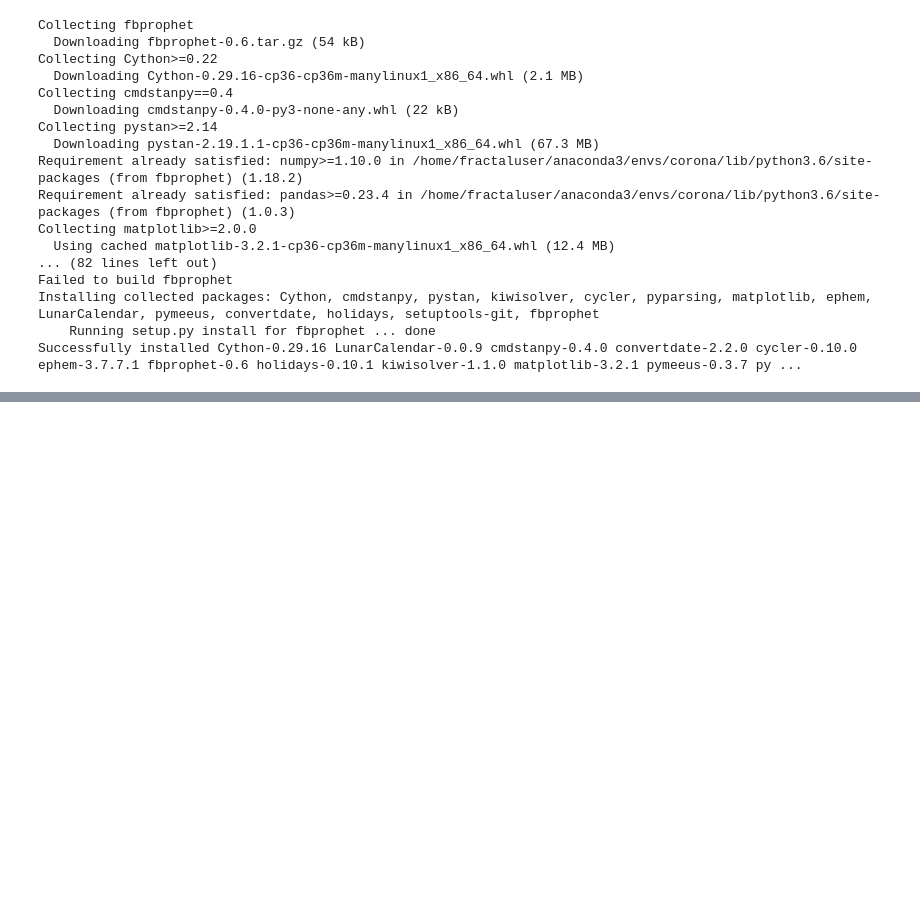
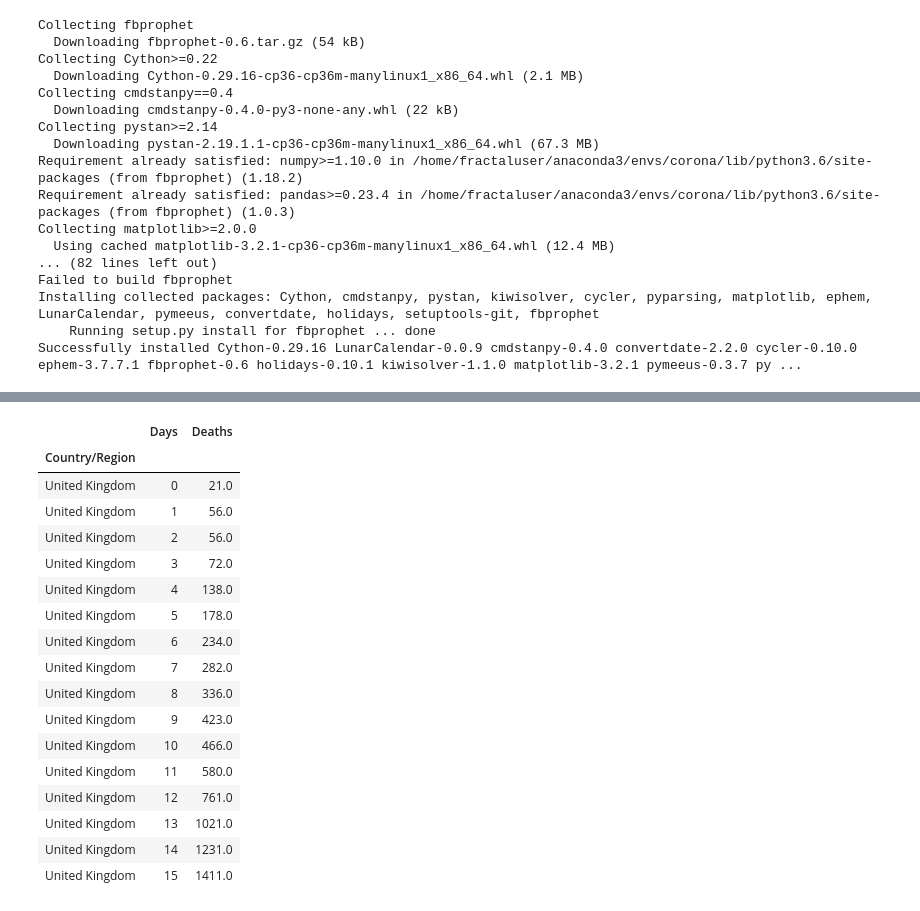
Before and after one commit to selfishhari/corona_simulator, a Jupyter notebook: Untitled.ipynb, the cells around one changed output, grey strips where cells are left out. Drawn from its saved outputs; the diff is of its cells as text; code cells hidden in the pictures; blank space fills up the shorter version.

```diff
--- a/Untitled.ipynb
+++ b/Untitled.ipynb
@@ -1030,0 +1154,32 @@ Successfully installed Cython-0.29.16 LunarCalendar-0.0.9 cmdstanpy-0.4.0 conver
+# %%
+def get_closest_death_day(df, curr_death = 17):
+
+    df = df.copy()
+
+    df["death_diff"] = abs(df["Deaths"] - curr_death)
+
+    closest_day = df.loc[df.death_diff == df.death_diff.min(), "Date"].max()
+
+    return closest_day, df
+
+def get_uk_death_mirror(uk_data, aus_data):
+
+    aus_data = aus_data.copy()
+
+    uk_data = uk_data.copy()
+
+    aus_data.sort_values("Date", inplace=True)
+
+    uk_data.sort_values("Date", inplace=True)
+
+    curr_death = aus_data.tail(1)["Deaths"].tolist()[0]
+
+    closest_death_day = get_closest_death_day( uk_data, curr_death)[0]
+
+    uk_death_mirror = uk_data.loc[uk_data["Date"] >= closest_day, :].copy()
+
+    uk_death_mirror["Days"] = list(range(0, uk_death_mirror.shape[0]))
+
+    return uk_death_mirror[["Days", "Deaths"]]
+
+get_uk_death_mirror(uk_data, aus_data)
@@ -1030,0 +1201,21 @@ Successfully installed Cython-0.29.16 LunarCalendar-0.0.9 cmdstanpy-0.4.0 conver
+# %%
+get_uk_death_mirror(uk_data, 17)
+# %% [output]
+|  | Days | Deaths |
+| Country/Region |  |  |
+| United Kingdom | 0 | 21.0 |
+| United Kingdom | 1 | 56.0 |
+| United Kingdom | 2 | 56.0 |
+| United Kingdom | 3 | 72.0 |
+| United Kingdom | 4 | 138.0 |
+| United Kingdom | 5 | 178.0 |
+| United Kingdom | 6 | 234.0 |
+| United Kingdom | 7 | 282.0 |
+| United Kingdom | 8 | 336.0 |
+| United Kingdom | 9 | 423.0 |
+| United Kingdom | 10 | 466.0 |
+| United Kingdom | 11 | 580.0 |
+| United Kingdom | 12 | 761.0 |
+| United Kingdom | 13 | 1021.0 |
+| United Kingdom | 14 | 1231.0 |
+| United Kingdom | 15 | 1411.0 |
```
Also changed, not shown: parts of 15 cells of this notebook, 5 other files.
